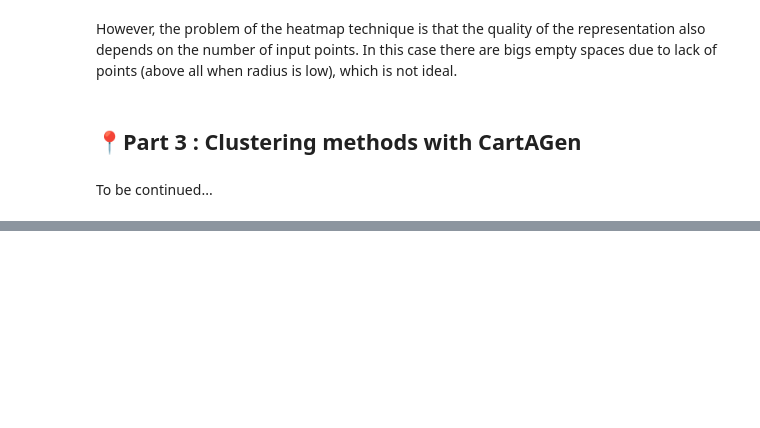
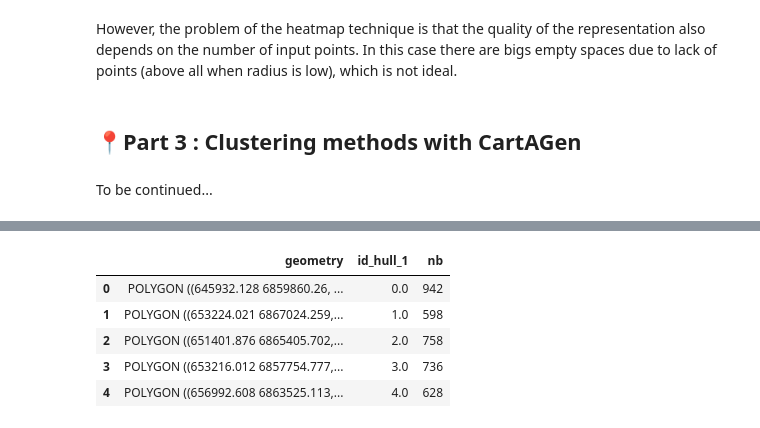
Before and after one commit to LostInZoom/cartagen-notebooks, a Jupyter notebook: tuto_point_dataset_generalisation.ipynb, the cells around one changed output, grey strips where cells are left out. Drawn from its saved outputs; the diff is of its cells as text; code cells hidden in the pictures; blank space fills up the shorter version.

```diff
--- a/tuto_point_dataset_generalisation.ipynb
+++ b/tuto_point_dataset_generalisation.ipynb
@@ -994,0 +1135,20 @@ To be continued...
+# %%
+hulls = hulls.set_crs(crs='EPSG:2154') #specify the crs of the hulls
+horo['nb'] = 1 #creates a column for count of points
+
+#creating id for each hull
+for i in range(len(hulls)):
+    hulls.loc[i,"id_hull_1"] = i
+
+horo_id_hull = gp.sjoin(horo, hulls) #transfer the id of hull in each overlaping points
+horo_hull_agr = horo_id_hull.groupby(['id_hull_1']).sum(['nb']) #get the sum of points for each hull id
+hulls_count = hulls.merge(right=horo_hull_agr, how='left', on = 'id_hull_1') #merge this sum into the hull GeoDataFrame
+hulls_count = hulls_count[['geometry','id_hull_1','nb']]
+hulls_count
+# %% [output]
+|  | geometry | id_hull_1 | nb |
+| 0 | POLYGON ((645932.128 6859860.26, ... | 0.0 | 942 |
+| 1 | POLYGON ((653224.021 6867024.259,... | 1.0 | 598 |
+| 2 | POLYGON ((651401.876 6865405.702,... | 2.0 | 758 |
+| 3 | POLYGON ((653216.012 6857754.777,... | 3.0 | 736 |
+| 4 | POLYGON ((656992.608 6863525.113,... | 4.0 | 628 |
```
Also changed, not shown: parts of 14 cells of this notebook, 3 other files.
